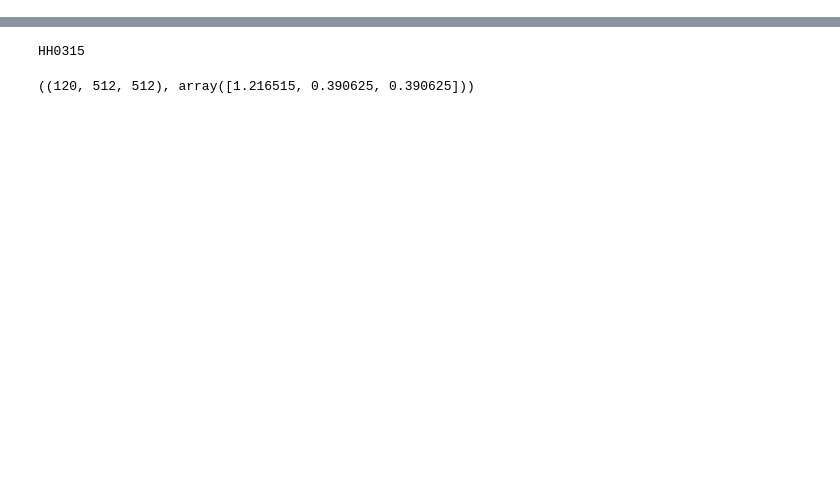
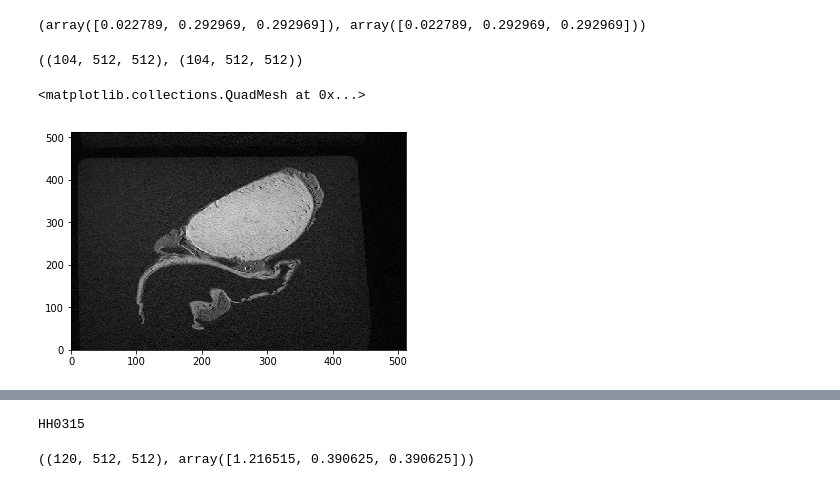
Before and after one commit to alexdeakyne/MRI_Seg, a Jupyter notebook: MRI_Data_Test.ipynb, the cells around one changed output, grey strips where cells are left out. Cells and saved outputs as stored; diff of their text form; code cells hidden in the pictures; blank space fills up the shorter version.

```diff
--- a/MRI_Data_Test.ipynb
+++ b/MRI_Data_Test.ipynb
@@ -12,0 +158,14 @@ PATH = Path("/home/vhl_ai/Data/MRI/DICOMS")
+# %%
+foo_ps, foo_mask_ps
+# %% [output]
+(array([0.022789, 0.292969, 0.292969]), array([0.022789, 0.292969, 0.292969]))
+# %%
+np.shape(foo_scan), np.shape(foo_mask)
+# %% [output]
+((104, 512, 512), (104, 512, 512))
+# %%
+plt.set_cmap(plt.gray())
+plt.pcolormesh(foo_scan[80, :, :])
+# %% [output]
+<matplotlib.collections.QuadMesh at 0x...>
+[figure, added]
```
Also changed, not shown: parts of 13 cells of this notebook, 3 other files.
